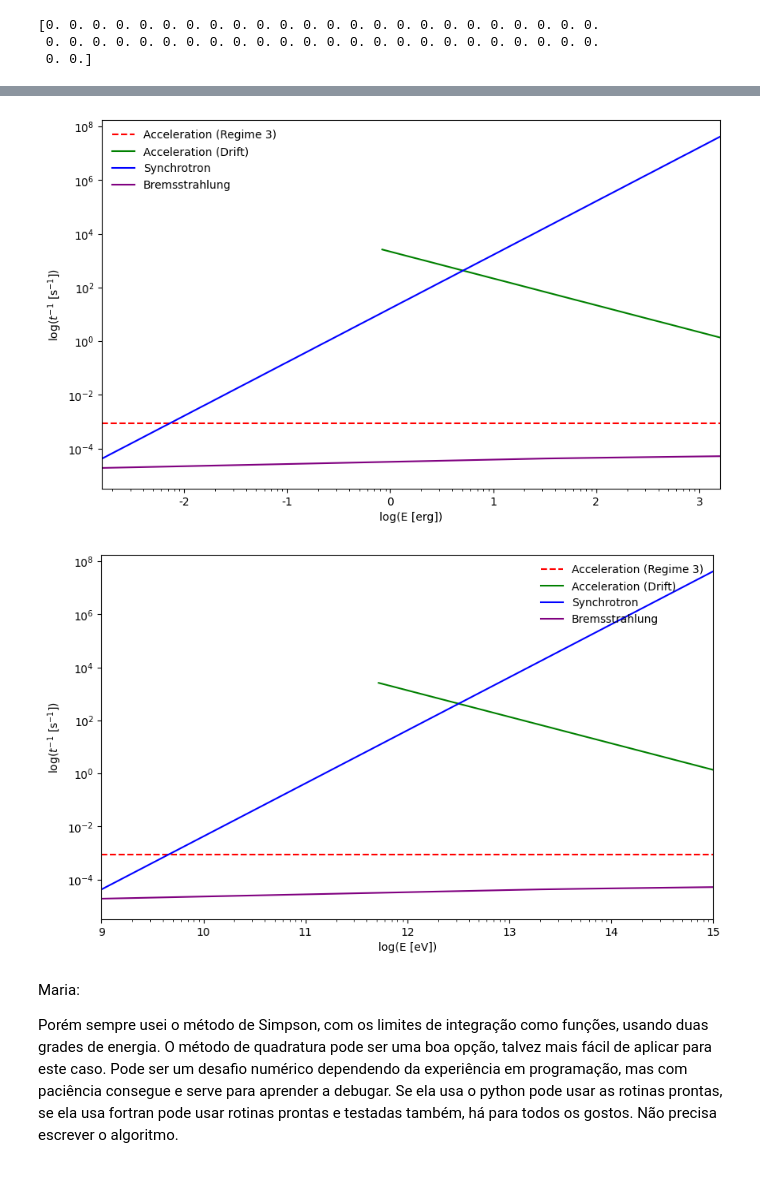
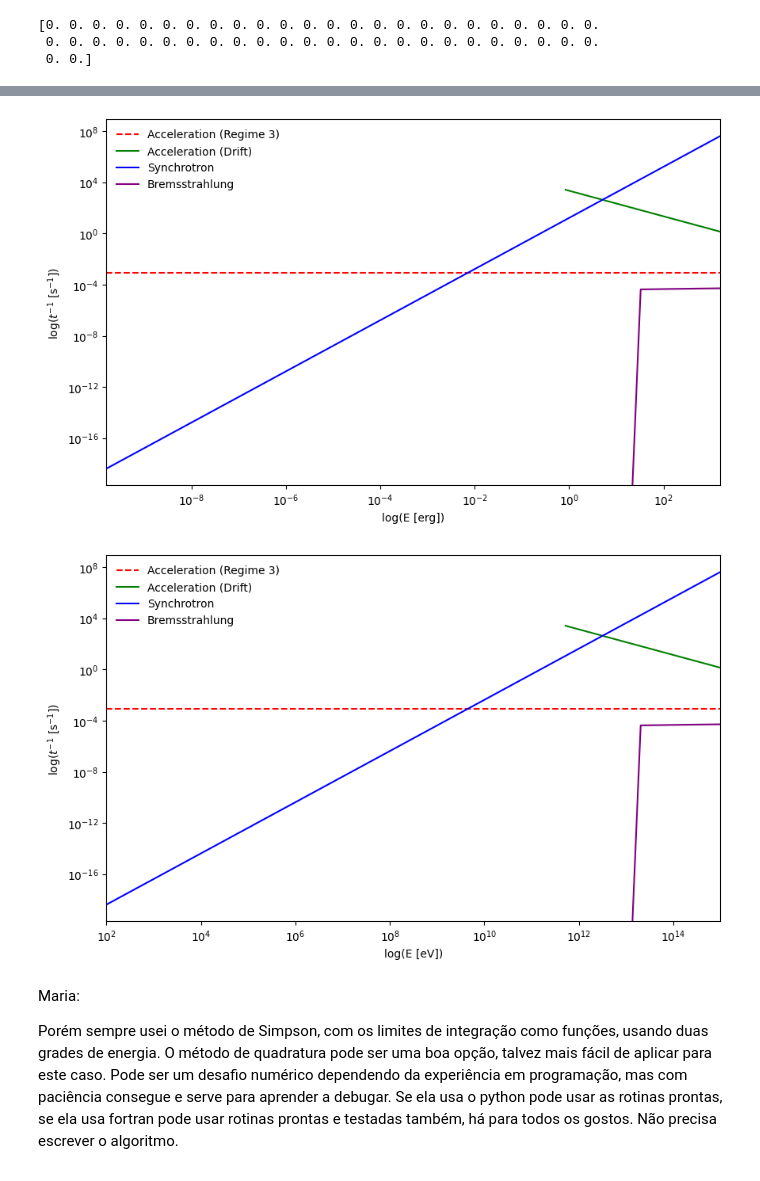
Before and after one commit to luanapassosreis/AGN_Studies, a Jupyter notebook: acc_cooling_rates.ipynb, the cells around one changed output, grey strips where cells are left out. Saved outputs shown, nothing was run; the diff lists cells and outputs as text; code cells hidden in the pictures.

Commit message:
energy range update

```diff
--- a/acc_cooling_rates.ipynb
+++ b/acc_cooling_rates.ipynb
@@ -44,10 +44,10 @@ Width of the current sheet:
 Reconnection Power:
  wdot_B = 5.9912E+42 erg s-1
 # %%
-Ep = np.linspace(1e9, 1e20) * eV # Energy range [erg]
-Ee = np.linspace(1e9, 1e15) * eV
+Ep = np.linspace(1e2, 1e20) * eV # Energy range [erg]
+Ee = np.linspace(1e2, 1e15) * eV
 Ep_drift = np.linspace(5.23e11, 1e20) * eV
-Ee_drift = np.linspace(5.23e11, 1e20) * eV
+Ee_drift = np.linspace(5.23e11, 1e15) * eV
 
 rho = n_c * mp # [g cm-3] fluid density
 # %%
@@ -552,36 +552,36 @@ plt.legend(frameon=False)
 plt.xlabel('log(E [erg])')
 plt.ylabel('log($t^{-1}$ [s$^{-1}$])')
 # plt.ylim((1e-4,1e4))
-plt.xticks([1e-2,1e-1,1e0,1e1,1e2,1e3],labels=['-2','-1','0','1','2','3'])
+# plt.xticks([1e-2,1e-1,1e0,1e1,1e2,1e3],labels=['-2','-1','0','1','2','3'])
 plt.savefig('plots/cooling_leptons_erg.png',dpi=300)
 
 plt.show()
 # %% [output]
-[figure, old version]
+[figure, new version]
 # %%
 ## eV
 
 plt.figure(figsize=(10, 6))
 
 # plt.loglog(Ee/eV,tacc_e_rec(Ee, l_x, B_c, rho),'--',label='Acceleration (Reconnection)',color='k')
 plt.loglog(Ee/eV,[1/time_acc_regime3(va, delta_RX)]*len(Ee),'--',label='Acceleration (Regime 3)',color='red')
 plt.loglog(Ee_drift/eV,1/timeacc_drift(Ee_drift, B_c, va),label='Acceleration (Drift)',color='green')
 # plt.loglog(Ee/eV,tacc_shock(B_c, Ee),label='Acceleration (Shock)',color='r')
 plt.loglog(Ee/eV,tloss_syn(Ee, B_c, me),label='Synchrotron',color='blue')
 plt.loglog(Ee/eV,tloss_bre(n_c, 1, Ee),label='Bremsstrahlung',color='purple')
 
 plt.xlim((Ee.min()/eV,Ee.max()/eV))
-plt.legend(frameon=False,loc='upper right')
+plt.legend(frameon=False)
 plt.xlabel('log(E [eV])')
 plt.ylabel('log($t^{-1}$ [s$^{-1}$])')
 # plt.ylim((1e-11,1e9))
-plt.xticks([1e9,1e10,1e11,1e12,1e13,1e14,1e15],labels=['9','10','11','12','13','14','15'])
+# plt.xticks([1e9,1e10,1e11,1e12,1e13,1e14,1e15],labels=['9','10','11','12','13','14','15'])
 
 plt.savefig('plots/cooling_leptons_eV.png',dpi=300)
 
 plt.show()
 # %% [output]
-[figure, old version]
+[figure, new version]
 # %% [markdown]
 Maria:
 
```
Also changed, not shown: parts of 3 cells of this notebook, 7 other files.
